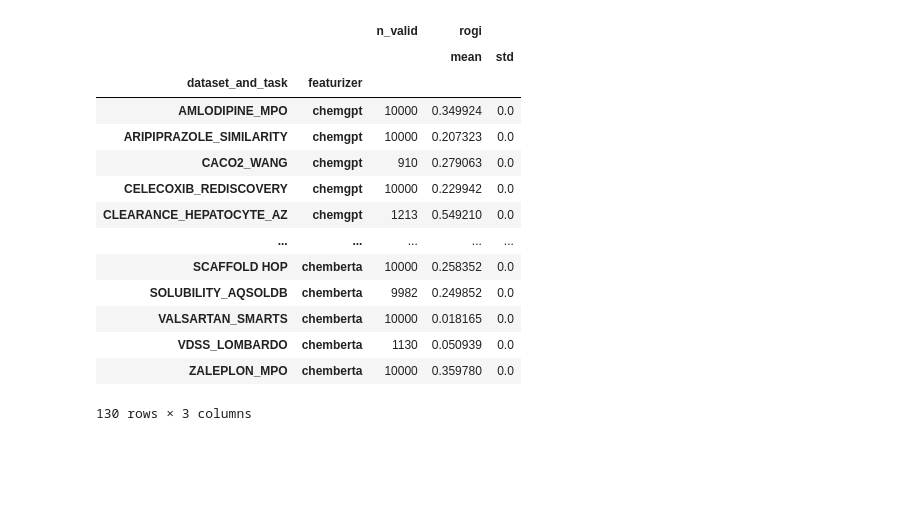
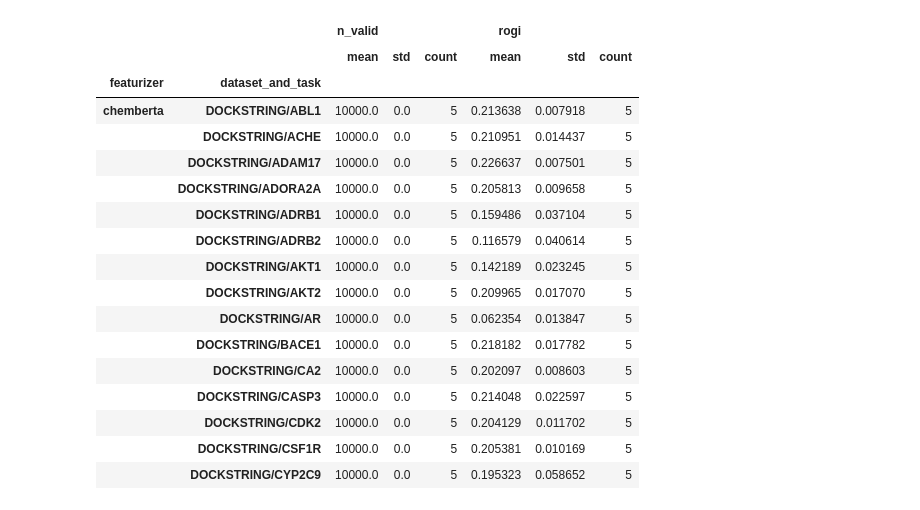
Before and after one commit to coleygroup/rogi-xd, a Jupyter notebook: plots.ipynb, the cells around one changed output. Saved outputs shown, nothing was run; the diff lists cells and outputs as text; code cells hidden in the pictures; blank space fills up the shorter version.

```diff
--- a/plots.ipynb
+++ b/plots.ipynb
@@ -10,5 +10,5 @@ import seaborn as sns
 sns.set_theme(style="white")
 
 ROGI_KEY = "rogi"
-CSV_DIR = Path("./results/raw/tdc/")
+CSV_DIR = Path("./results/raw/dockstring")
 # %%
@@ -34,23 +32,28 @@ def disable_gridlines(ax: plt.Axes, axis: str, vals: Union[float, Iterable[float
 # %%
-dfs = map(pd.read_csv, CSV_DIR.iterdir())
-df = pd.concat(
-    [condense(df) for df in dfs], ignore_index=True
-).set_index(['dataset_and_task', 'featurizer'])
+dfs = list(map(pd.read_csv, CSV_DIR.iterdir()))
+df = pd.concat(dfs, ignore_index=True)\
+    .groupby(["featurizer", "dataset_and_task"]).agg(["mean", "std", "count"])\
+    .sort_index()
+    # .set_index(['featurizer', 'dataset_and_task'])\
+    # .sort_index()
 
-df
+df.head(15)
 # %% [output]
-|  |  | n_valid | rogi |  |
-|  |  |  | mean | std |
-| dataset_and_task | featurizer |  |  |  |
-| AMLODIPINE_MPO | chemgpt | 10000 | 0.349924 | 0.0 |
-| ARIPIPRAZOLE_SIMILARITY | chemgpt | 10000 | 0.207323 | 0.0 |
-| CACO2_WANG | chemgpt | 910 | 0.279063 | 0.0 |
-| CELECOXIB_REDISCOVERY | chemgpt | 10000 | 0.229942 | 0.0 |
-| CLEARANCE_HEPATOCYTE_AZ | chemgpt | 1213 | 0.549210 | 0.0 |
-| ... | ... | ... | ... | ... |
-| SCAFFOLD HOP | chemberta | 10000 | 0.258352 | 0.0 |
-| SOLUBILITY_AQSOLDB | chemberta | 9982 | 0.249852 | 0.0 |
-| VALSARTAN_SMARTS | chemberta | 10000 | 0.018165 | 0.0 |
-| VDSS_LOMBARDO | chemberta | 1130 | 0.050939 | 0.0 |
-| ZALEPLON_MPO | chemberta | 10000 | 0.359780 | 0.0 |
+|  |  | n_valid |  |  | rogi |  |  |
+|  |  | mean | std | count | mean | std | count |
+| featurizer | dataset_and_task |  |  |  |  |  |  |
+| chemberta | DOCKSTRING/ABL1 | 10000.0 | 0.0 | 5 | 0.213638 | 0.007918 | 5 |
+|  | DOCKSTRING/ACHE | 10000.0 | 0.0 | 5 | 0.210951 | 0.014437 | 5 |
+|  | DOCKSTRING/ADAM17 | 10000.0 | 0.0 | 5 | 0.226637 | 0.007501 | 5 |
+|  | DOCKSTRING/ADORA2A | 10000.0 | 0.0 | 5 | 0.205813 | 0.009658 | 5 |
+|  | DOCKSTRING/ADRB1 | 10000.0 | 0.0 | 5 | 0.159486 | 0.037104 | 5 |
+|  | DOCKSTRING/ADRB2 | 10000.0 | 0.0 | 5 | 0.116579 | 0.040614 | 5 |
+|  | DOCKSTRING/AKT1 | 10000.0 | 0.0 | 5 | 0.142189 | 0.023245 | 5 |
+|  | DOCKSTRING/AKT2 | 10000.0 | 0.0 | 5 | 0.209965 | 0.017070 | 5 |
+|  | DOCKSTRING/AR | 10000.0 | 0.0 | 5 | 0.062354 | 0.013847 | 5 |
+|  | DOCKSTRING/BACE1 | 10000.0 | 0.0 | 5 | 0.218182 | 0.017782 | 5 |
+|  | DOCKSTRING/CA2 | 10000.0 | 0.0 | 5 | 0.202097 | 0.008603 | 5 |
+|  | DOCKSTRING/CASP3 | 10000.0 | 0.0 | 5 | 0.214048 | 0.022597 | 5 |
+|  | DOCKSTRING/CDK2 | 10000.0 | 0.0 | 5 | 0.204129 | 0.011702 | 5 |
+|  | DOCKSTRING/CSF1R | 10000.0 | 0.0 | 5 | 0.205381 | 0.010169 | 5 |
+|  | DOCKSTRING/CYP2C9 | 10000.0 | 0.0 | 5 | 0.195323 | 0.058652 | 5 |
-130 rows × 3 columns
```
Also changed, not shown: parts of 9 cells of this notebook, 7 other files.
